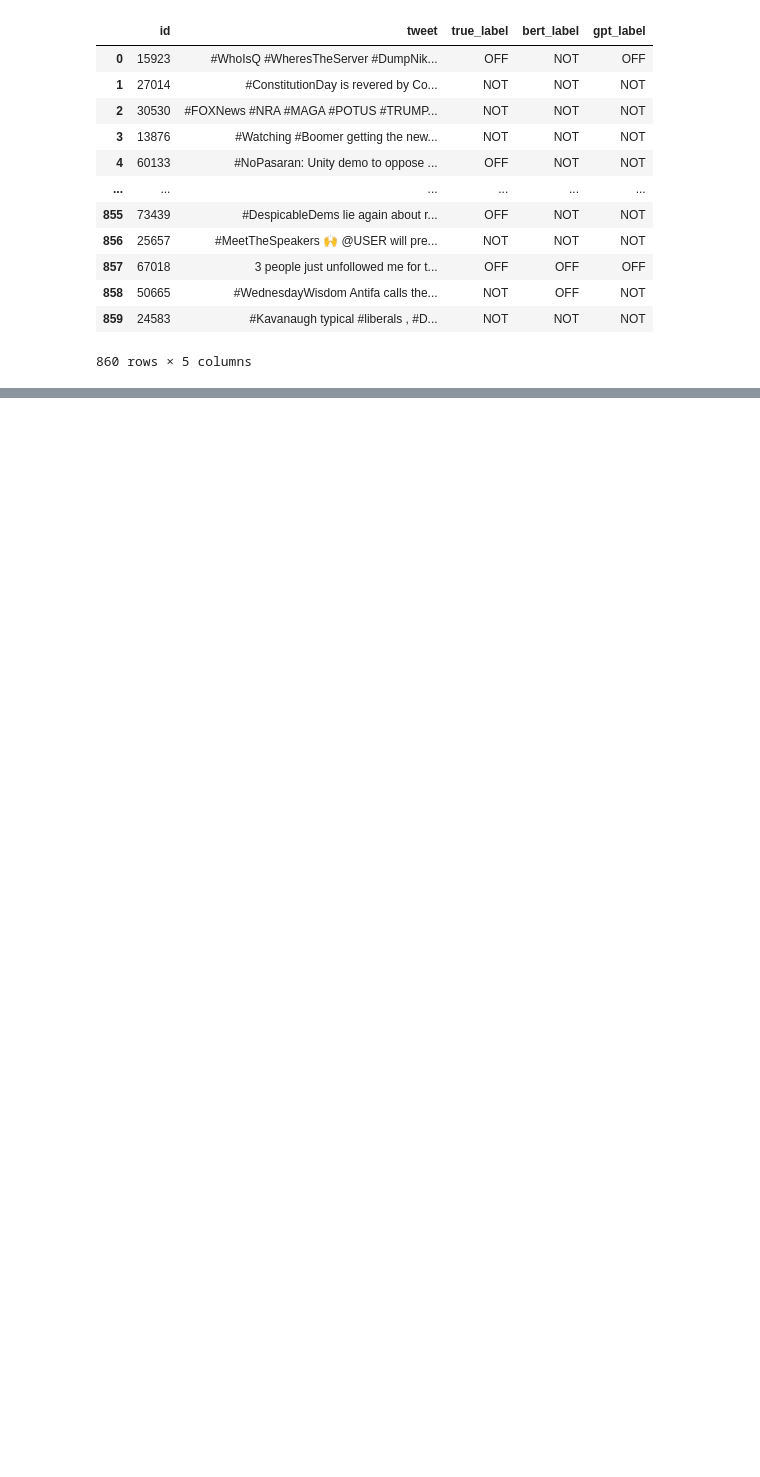
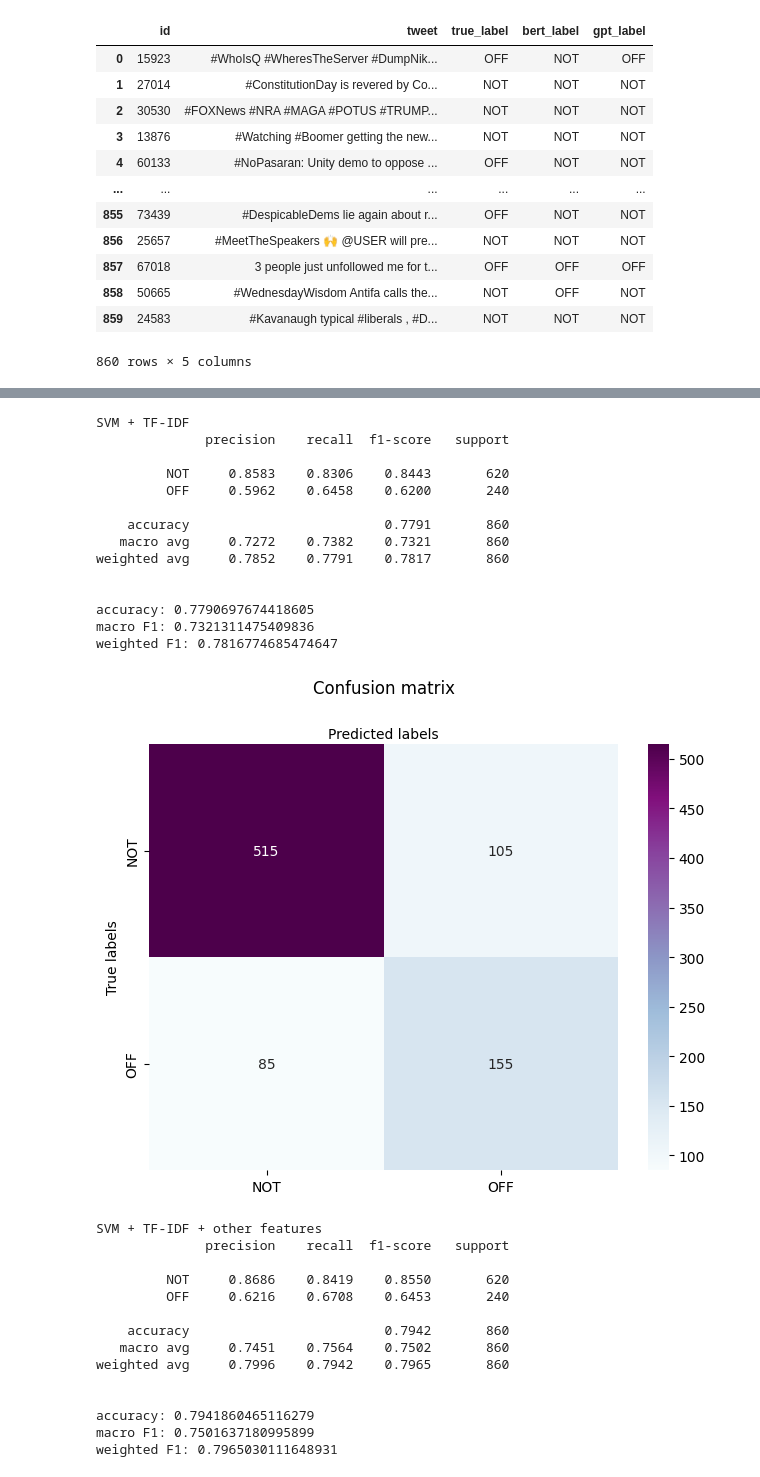
Before and after one commit to BjankaV/tar-project, a Jupyter notebook: Precision-recall curve.ipynb, the cells around one changed output, grey strips where cells are left out. Drawn from its saved outputs; the diff is of its cells as text; code cells hidden in the pictures; blank space fills up the shorter version.

```diff
--- a/Precision-recall curve.ipynb
+++ b/Precision-recall curve.ipynb
@@ -51,0 +74,57 @@ plt.show()
+# %%
+def plot_conf_matrix(y_true, y_pred):
+    cm = confusion_matrix(y_true, y_pred)
+    class_names = le.classes_ # name  of classes
+    fig, ax = plt.subplots()
+    # create heatmap
+    sns.heatmap(pd.DataFrame(cm), annot=True, cmap="BuPu" ,fmt='g', ax=ax)
+    ax.xaxis.set_ticklabels(class_names)
+    ax.yaxis.set_ticklabels(class_names)
+    ax.xaxis.set_label_position("top")
+    plt.tight_layout()
+    plt.title('Confusion matrix', y=1.1)
+    plt.ylabel('True labels')
+    plt.xlabel('Predicted labels');
+# %%
+for i in range(len(columns)):
+    print(model_names[i])
+    y_pred = le.fit_transform(df[columns[i]].values)
+    print(classification_report(y_true, y_pred, target_names=le.classes_, digits=4))
+    print()
+    print("accuracy:", accuracy_score(y_true, y_pred))
+    print("macro F1:", f1_score(y_true, y_pred, average='macro'))
+    print("weighted F1:", f1_score(y_true, y_pred, average='weighted'))
+    print()
+    plot_conf_matrix(y_true, y_pred)
+    plt.show()
+    print()
+# %% [output]
+SVM + TF-IDF
+              precision    recall  f1-score   support
+
+         NOT     0.8583    0.8306    0.8443       620
+         OFF     0.5962    0.6458    0.6200       240
+
+    accuracy                         0.7791       860
+   macro avg     0.7272    0.7382    0.7321       860
+weighted avg     0.7852    0.7791    0.7817       860
+
+
+accuracy: 0.7790697674418605
+macro F1: 0.7321311475409836
+weighted F1: 0.7816774685474647
+[figure, added]
+SVM + TF-IDF + other features
+              precision    recall  f1-score   support
+
+         NOT     0.8686    0.8419    0.8550       620
+         OFF     0.6216    0.6708    0.6453       240
+
+    accuracy                         0.7942       860
+   macro avg     0.7451    0.7564    0.7502       860
+weighted avg     0.7996    0.7942    0.7965       860
+
+
+accuracy: 0.7941860465116279
+macro F1: 0.7501637180995899
+weighted F1: 0.7965030111648931
```
Also changed, not shown: parts of 4 cells of this notebook.
